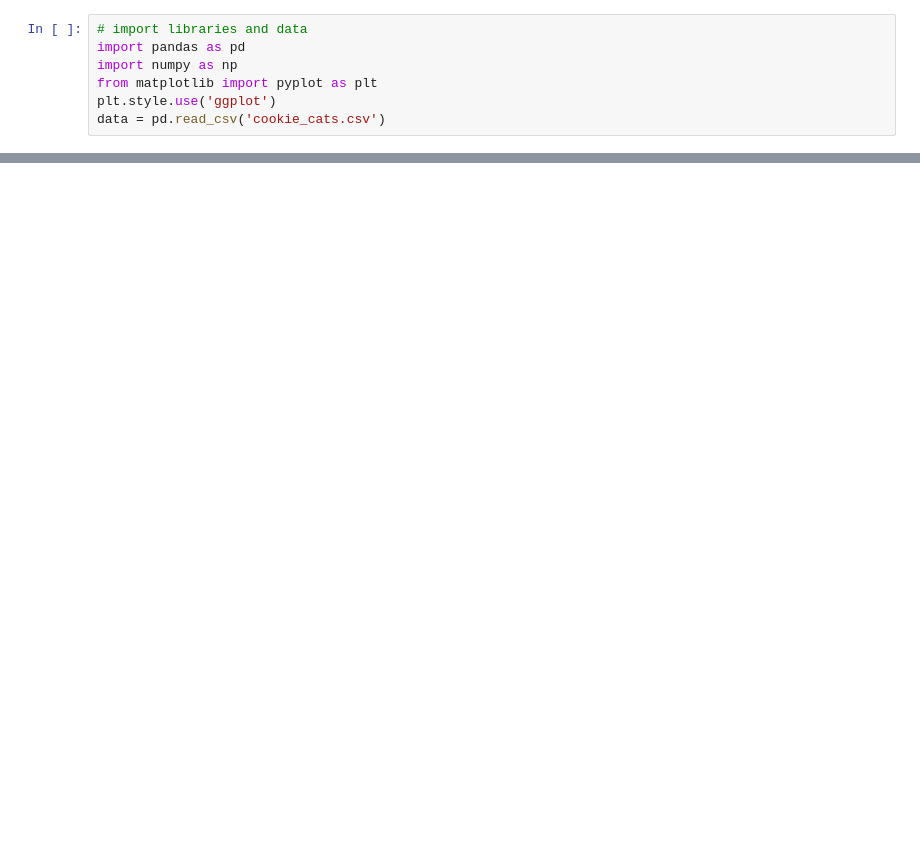
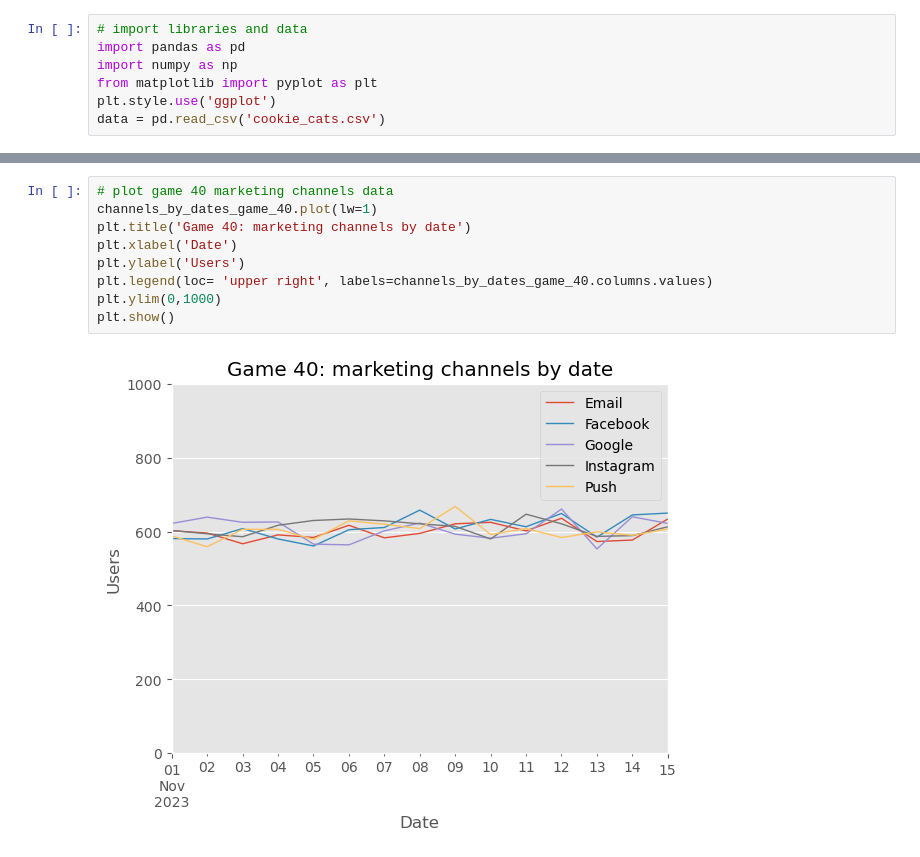
Before and after one commit to stepanaromanov/python_for_marketing_research_and_analytics, a Jupyter notebook: 1_analyzing_marketing_campaigns_with_pandas/analyzing_marketing_campaigns_with_pandas.ipynb, the cells around one changed output, grey strips where cells are left out. Drawn from its saved outputs; the diff is of its cells as text; blank space fills up the shorter version.

```diff
--- a/1_analyzing_marketing_campaigns_with_pandas/analyzing_marketing_campaigns_with_pandas.ipynb
+++ b/1_analyzing_marketing_campaigns_with_pandas/analyzing_marketing_campaigns_with_pandas.ipynb
@@ -80,0 +160,11 @@ Retention rate for version gate_40 is 41.15%
+# %%
+# plot game 40 marketing channels data
+channels_by_dates_game_40.plot(lw=1)
+plt.title('Game 40: marketing channels by date')
+plt.xlabel('Date')
+plt.ylabel('Users')
+plt.legend(loc= 'upper right', labels=channels_by_dates_game_40.columns.values)
+plt.ylim(0,1000)
+plt.show()
+# %% [output]
+[figure, added]
```
Also changed, not shown: parts of 11 cells of this notebook.
